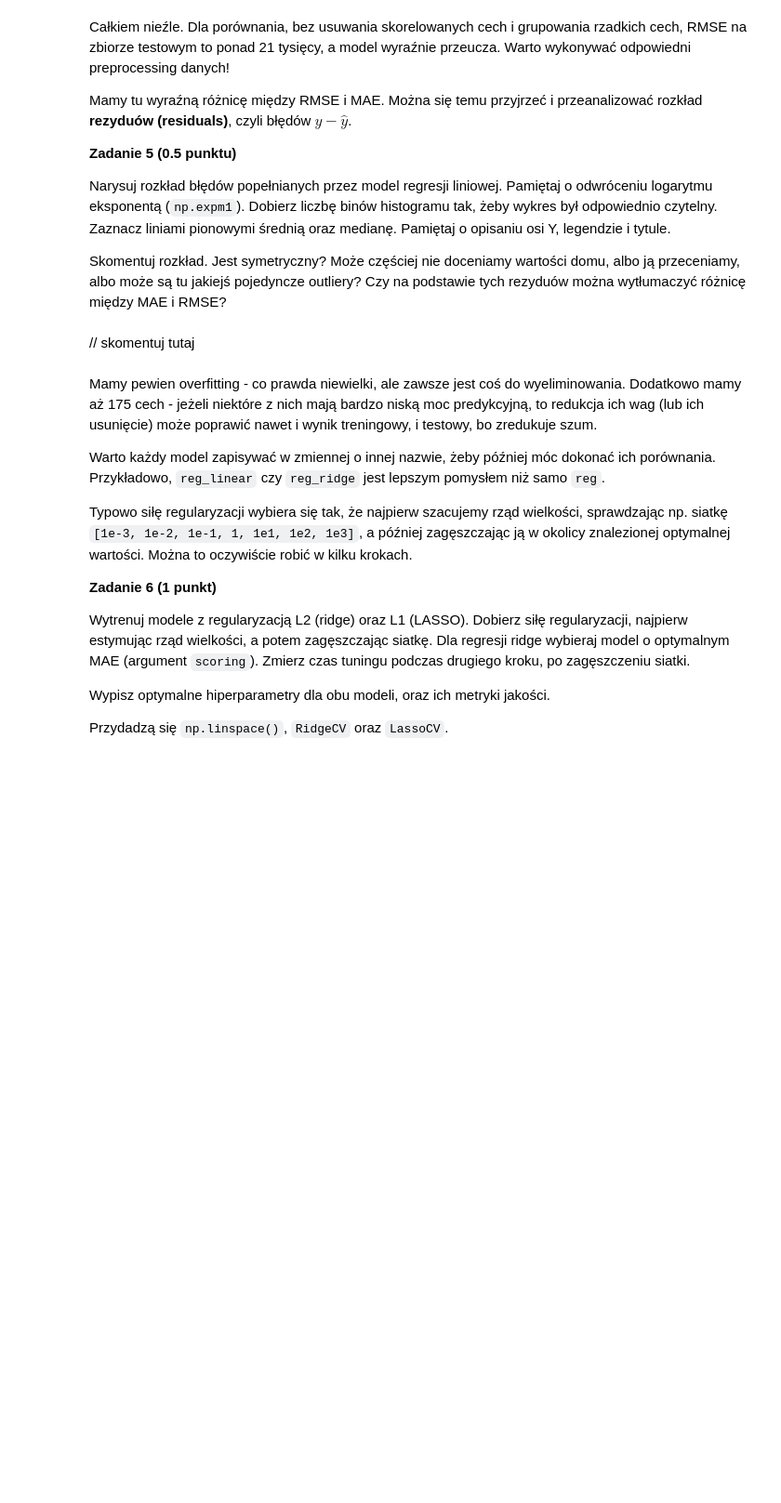
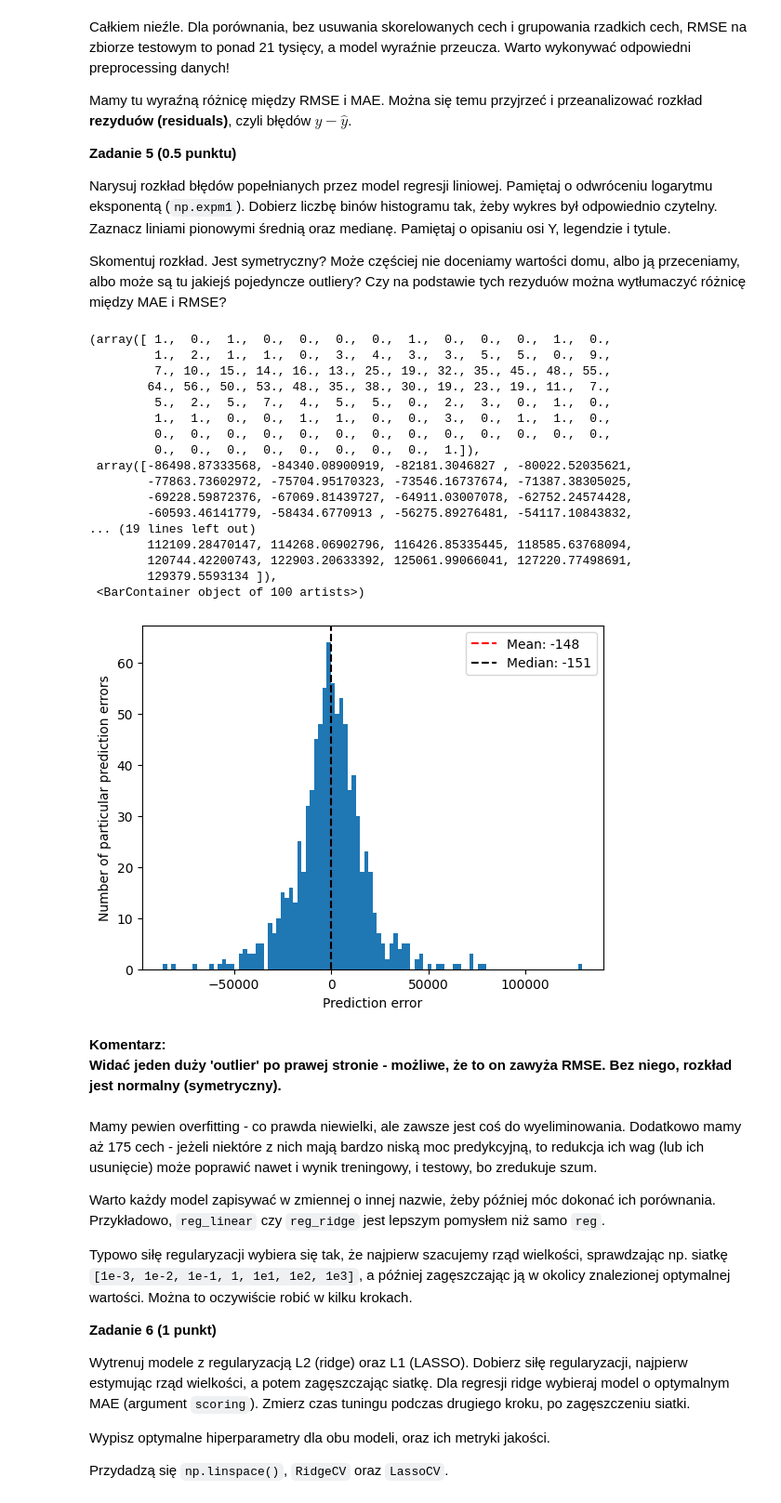
Before and after one commit to pawlowiczf/Machine-Learning, a Jupyter notebook: lab1/notebook.ipynb, the cells around one changed output. Shown at 93% size. Cells and saved outputs as stored; diff of their text form; code cells hidden in the pictures; blank space fills up the shorter version.

```diff
--- a/lab1/notebook.ipynb
+++ b/lab1/notebook.ipynb
@@ -450,7 +451,7 @@ from feature_engine.encoding import RareLabelEncoder
 from sklearn.preprocessing import OneHotEncoder
 
 categoricalFeaturesPipe = Pipeline([
-    ('merge-rare', RareLabelEncoder(n_categories=0, replace_with='Rare')),
+    ('merge-rare', RareLabelEncoder(tol=0.01, n_categories=0, replace_with='Rare')),
     ('one-hot-encoder', OneHotEncoder(drop='first', sparse_output=False, handle_unknown='ignore'))
 ])
 
@@ -533,8 +534,41 @@ Mamy tu wyraźną różnicę między RMSE i MAE. Można się temu przyjrzeć i p
 Narysuj rozkład błędów popełnianych przez model regresji liniowej. Pamiętaj o odwróceniu logarytmu eksponentą (`np.expm1`). Dobierz liczbę binów histogramu tak, żeby wykres był odpowiednio czytelny. Zaznacz liniami pionowymi średnią oraz medianę. Pamiętaj o opisaniu osi Y, legendzie i tytule.
 
 Skomentuj rozkład. Jest symetryczny? Może częściej nie doceniamy wartości domu, albo ją przeceniamy, albo może są tu jakiejś pojedyncze outliery? Czy na podstawie tych rezyduów można wytłumaczyć różnicę między MAE i RMSE?
-# %% [markdown]
-// skomentuj tutaj
+# %%
+errors = np.expm1(y_pred_test) - np.expm1(y_test)
+
+mean = np.mean(errors)
+median = np.median(errors)
+
+plt.axvline(mean, color='red', linestyle='--', label=f'Mean: {int(mean)}')
+plt.axvline(median, color='black', linestyle='--', label=f'Median: {int(median)}')
+
+plt.xlabel('Prediction error')
+plt.ylabel('Number of particular prediction errors')
+plt.legend()
+plt.hist(errors, bins=100)
+# %% [output]
+(array([ 1.,  0.,  1.,  0.,  0.,  0.,  0.,  1.,  0.,  0.,  0.,  1.,  0.,
+         1.,  2.,  1.,  1.,  0.,  3.,  4.,  3.,  3.,  5.,  5.,  0.,  9.,
+         7., 10., 15., 14., 16., 13., 25., 19., 32., 35., 45., 48., 55.,
+        64., 56., 50., 53., 48., 35., 38., 30., 19., 23., 19., 11.,  7.,
+         5.,  2.,  5.,  7.,  4.,  5.,  5.,  0.,  2.,  3.,  0.,  1.,  0.,
+         1.,  1.,  0.,  0.,  1.,  1.,  0.,  0.,  3.,  0.,  1.,  1.,  0.,
+         0.,  0.,  0.,  0.,  0.,  0.,  0.,  0.,  0.,  0.,  0.,  0.,  0.,
+         0.,  0.,  0.,  0.,  0.,  0.,  0.,  0.,  1.]),
+ array([-86498.87333568, -84340.08900919, -82181.3046827 , -80022.52035621,
+        -77863.73602972, -75704.95170323, -73546.16737674, -71387.38305025,
+        -69228.59872376, -67069.81439727, -64911.03007078, -62752.24574428,
+        -60593.46141779, -58434.6770913 , -56275.89276481, -54117.10843832,
+... (19 lines left out)
+        112109.28470147, 114268.06902796, 116426.85335445, 118585.63768094,
+        120744.42200743, 122903.20633392, 125061.99066041, 127220.77498691,
+        129379.5593134 ]),
+ <BarContainer object of 100 artists>)
+[figure, added]
+# %% [markdown]
+**Komentarz:**
+**Widać jeden duży 'outlier' po prawej stronie - możliwe, że to on zawyża RMSE. Bez niego, rozkład jest normalny (symetryczny).**
 # %% [markdown]
 Mamy pewien overfitting - co prawda niewielki, ale zawsze jest coś do wyeliminowania. Dodatkowo mamy aż 175 cech - jeżeli niektóre z nich mają bardzo niską moc predykcyjną, to redukcja ich wag (lub ich usunięcie) może poprawić nawet i wynik treningowy, i testowy, bo zredukuje szum.
 
```
Also changed, not shown: parts of 11 cells of this notebook.
